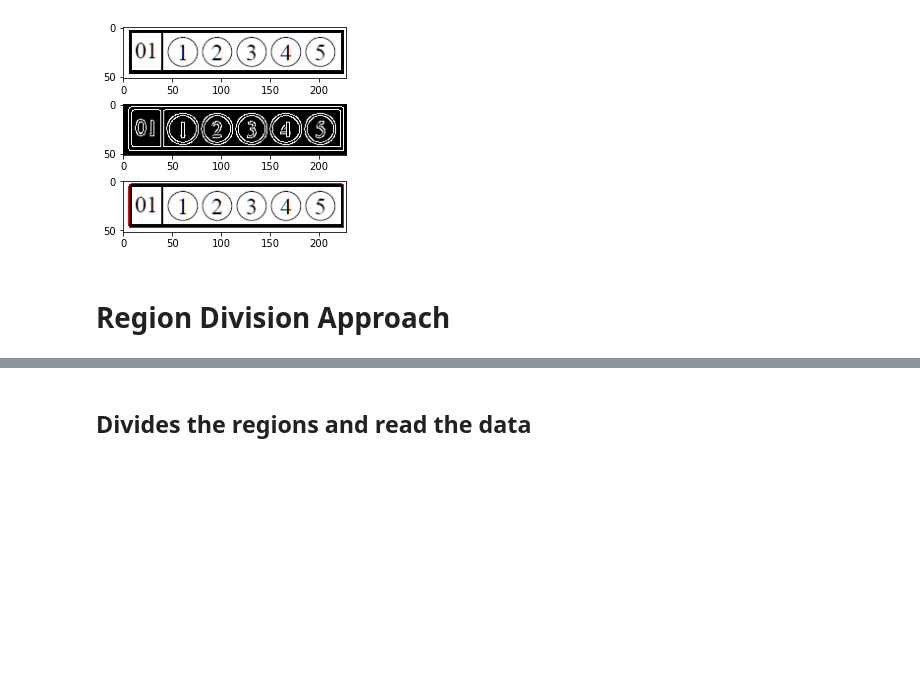
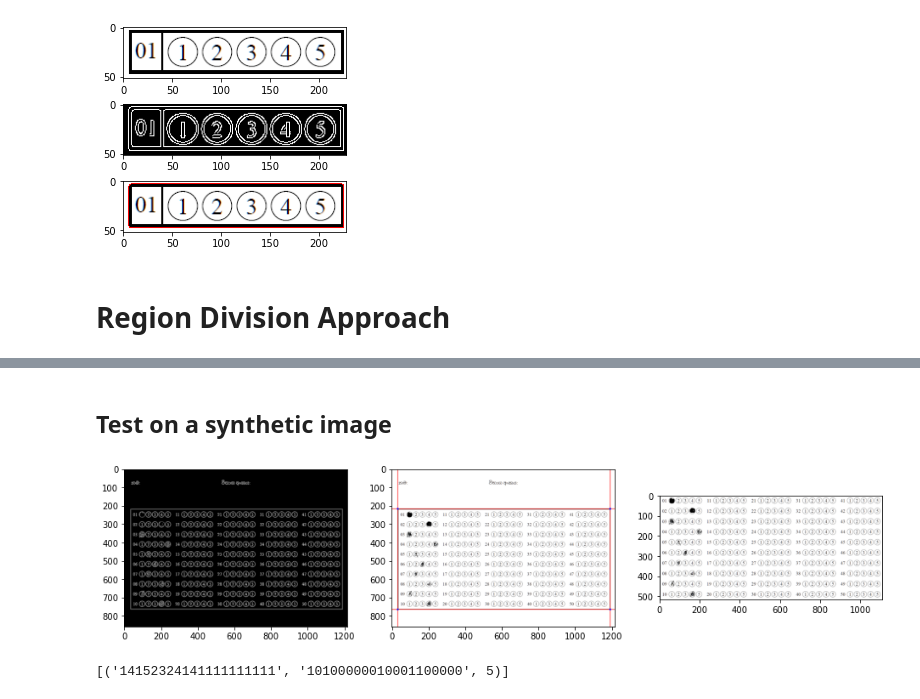
Before and after one commit to Avishka-Perera/mcq-marking-with-cv, a Jupyter notebook: read-answers/read-answers.ipynb, the cells around one changed output, grey strips where cells are left out. Saved outputs shown, nothing was run; the diff lists cells and outputs as text; code cells hidden in the pictures; blank space fills up the shorter version.

```diff
--- a/read-answers/read-answers.ipynb
+++ b/read-answers/read-answers.ipynb
@@ -174,6 +189,6 @@ plt.show()
-# %% [markdown]
-## Divides the regions and read the data
 # %%
+# Divides the regions and read the data
+
 def getQuestionRegion(mcq_table, table_size, question_number):
     assert type(question_number) == int
     assert question_number <= 50
@@ -186,16 +201,15 @@ def getQuestionRegion(mcq_table, table_size, question_number):
 
     return question_region
 
-def getSelectedAnswer(mcq_table, table_size, question_number):
+def getSelectedAnswer(mcq_table, table_size, question_number, showRegions=False):
     question_number_width, answers_width = 30, 178
     answers_region_padding = 4
     question_region = getQuestionRegion(mcq_table, table_size, question_number)
     question_width = question_region.shape[1]
     answers_region = question_region[:,int(answers_region_padding+question_width*question_number_width/(question_number_width + answers_width)):-answers_region_padding]
     answer_width = answers_region.shape[1]/5
-    # fig, ax = plt.subplots(1,5)
-    # for i in range(5):
-    #     ax[i].imshow(answers_region[:,int(i*answer_width):int((i+1)*answer_width)])
+
+    # select the answer which has been colored (darkest)
     min_intensity, selected_answer = np.inf, 0
     for i in range(5):
         intensity = answers_region[:,int(i*answer_width):int((i+1)*answer_width)].sum()
@@ -203,22 +217,43 @@ def getSelectedAnswer(mcq_table, table_size, question_number):
             min_intensity = intensity
             selected_answer = i+1
 
+    if showRegions:
+        fig, ax = plt.subplots(1,5)
+        for i in range(5):
+            ax[i].imshow(answers_region[:,int(i*answer_width):int((i+1)*answer_width)])
+        plt.show()
+
     return selected_answer
+
+def exportData(data, filename):
+    out_str = ",selected_answers, correct, score\n"
+    out_str += "\n".join(list(map(lambda x: ",".join(list(map(str, x))), data)))
+    with open(filename, "w") as f:
+        f.write(out_str)
+# %% [markdown]
+## Test on a synthetic image
 # %%
+mcq_sheet = cv.imread("assets/mcq-sheet-2-marked.png", cv.IMREAD_COLOR)
+mcq_table = extractMCQTable(mcq_sheet, showExtraction=True)
 # load correct answers
-correct_answers = pd.read_csv("correct-answers.csv")
+mcq_sheet = cv.imread("assets/mcq-sheet-2-marked.png", cv.IMREAD_COLOR)
+
 results = []
 selected_answers = ""
 correct = ""
 score = 0
 for row in correct_answers.iloc():
     q_num = row["question"]
     correct_answer = row["answer"]
     selected_answer = getSelectedAnswer(mcq_table, table_size, int(q_num))
     selected_answers += str(selected_answer)
     if selected_answer == correct_answer:
         correct += "1"
         score += 1
     else:
         correct += "0"
-results.append({"selected-answers":selected_answers, "correct":correct, "score":score})
+results.append((selected_answers, correct, score))
+print(results)
+# %% [output]
+[figure, added]
+[('14152324141111111111', '10100000010001100000', 5)]
```
Also changed, not shown: parts of 8 cells of this notebook, 4 other files.
